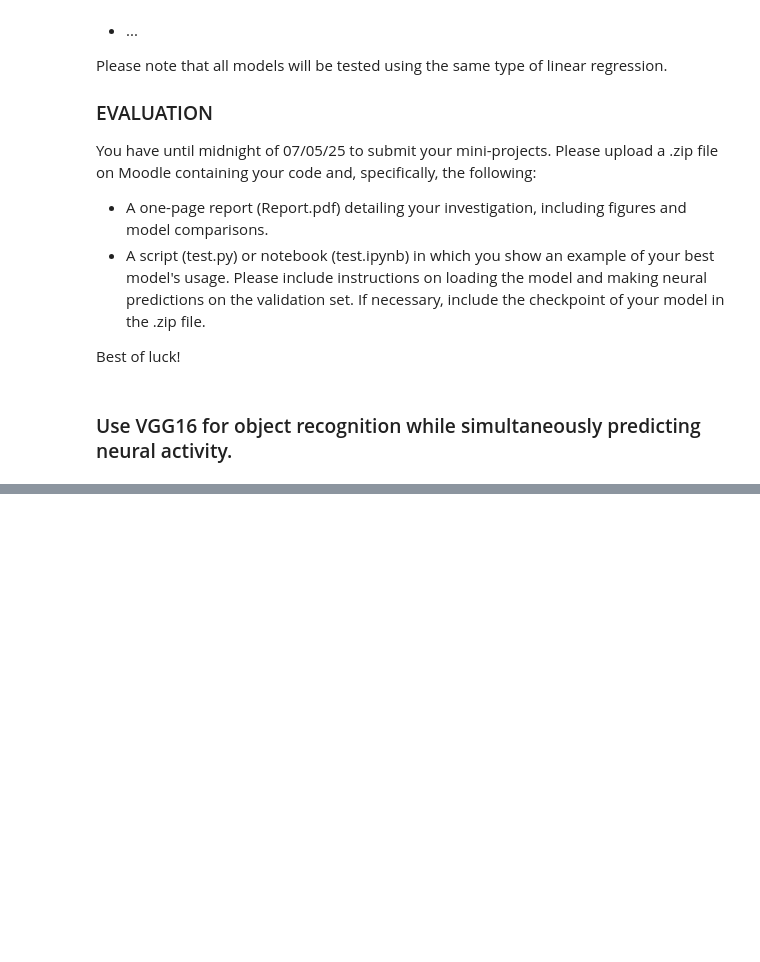
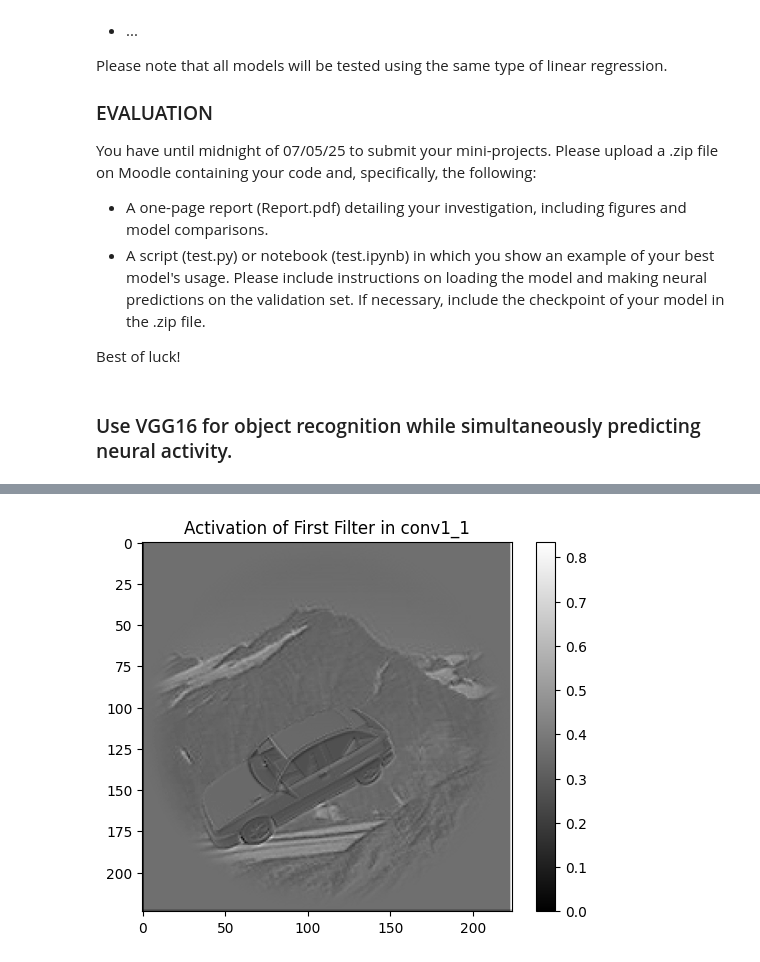
Before and after one commit to nieldab7/NX-414-Project, a Jupyter notebook: week8_classifier.ipynb, the cells around one changed output, grey strips where cells are left out. Cells and saved outputs as stored; diff of their text form; code cells hidden in the pictures; blank space fills up the shorter version.

```diff
--- a/week8_classifier.ipynb
+++ b/week8_classifier.ipynb
@@ -377,0 +454,14 @@ Object recognition - Accuracy: 84.72%
+# %%
+import matplotlib.pyplot as plt
+
+# Example: Visualize the first channel of conv1_1 output (for simplicity, let's show one filter/channel)
+conv1_1_output = activations['conv1_1']
+# Choose the first filter (channel) from the output
+filter_img = conv1_1_output[0, 0].cpu().numpy()  # First image in batch, first filter
+
+plt.imshow(filter_img, cmap='gray')
+plt.title('Activation of First Filter in conv1_1')
+plt.colorbar()
+plt.show()
+# %% [output]
+[figure, added]
```
Also changed, not shown: parts of 12 cells of this notebook, 1 other file.
